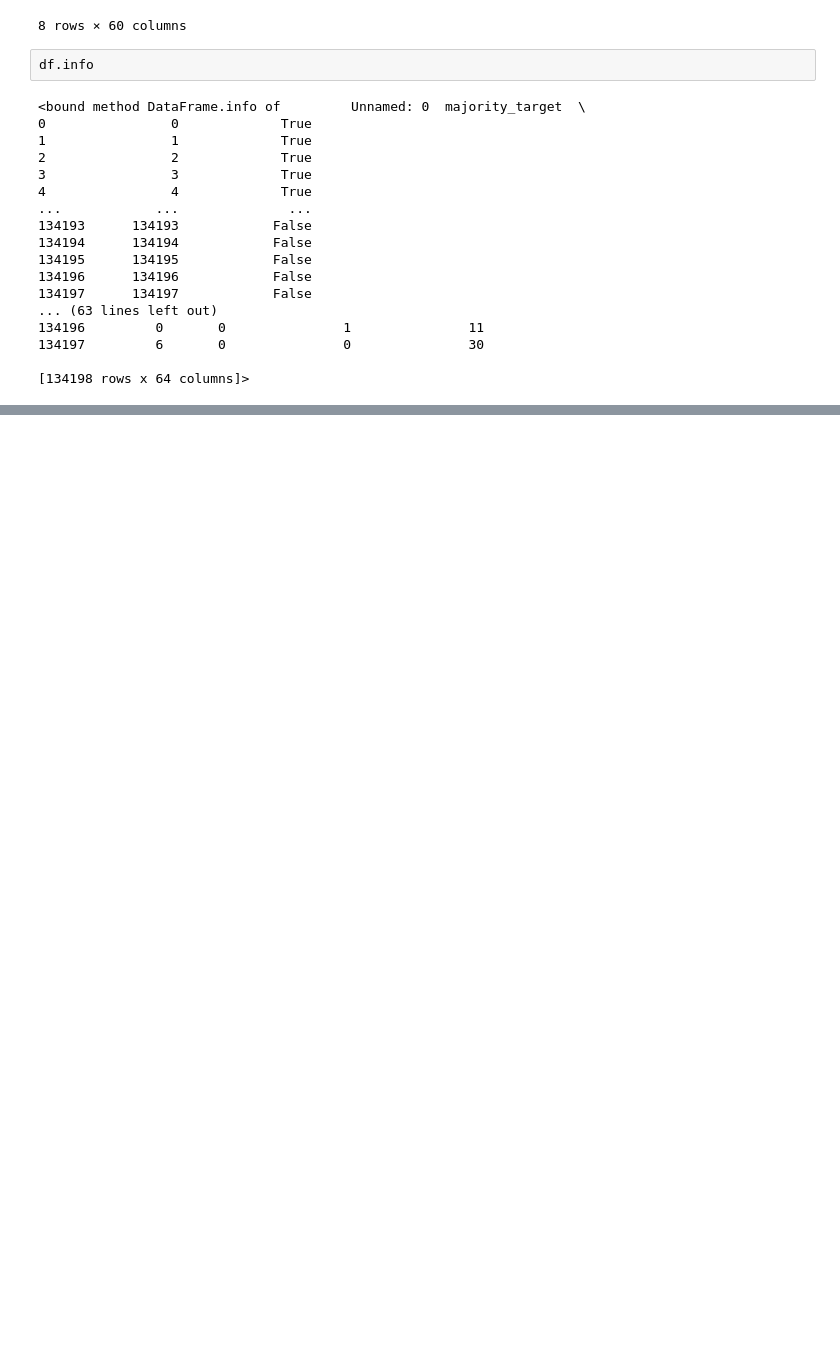
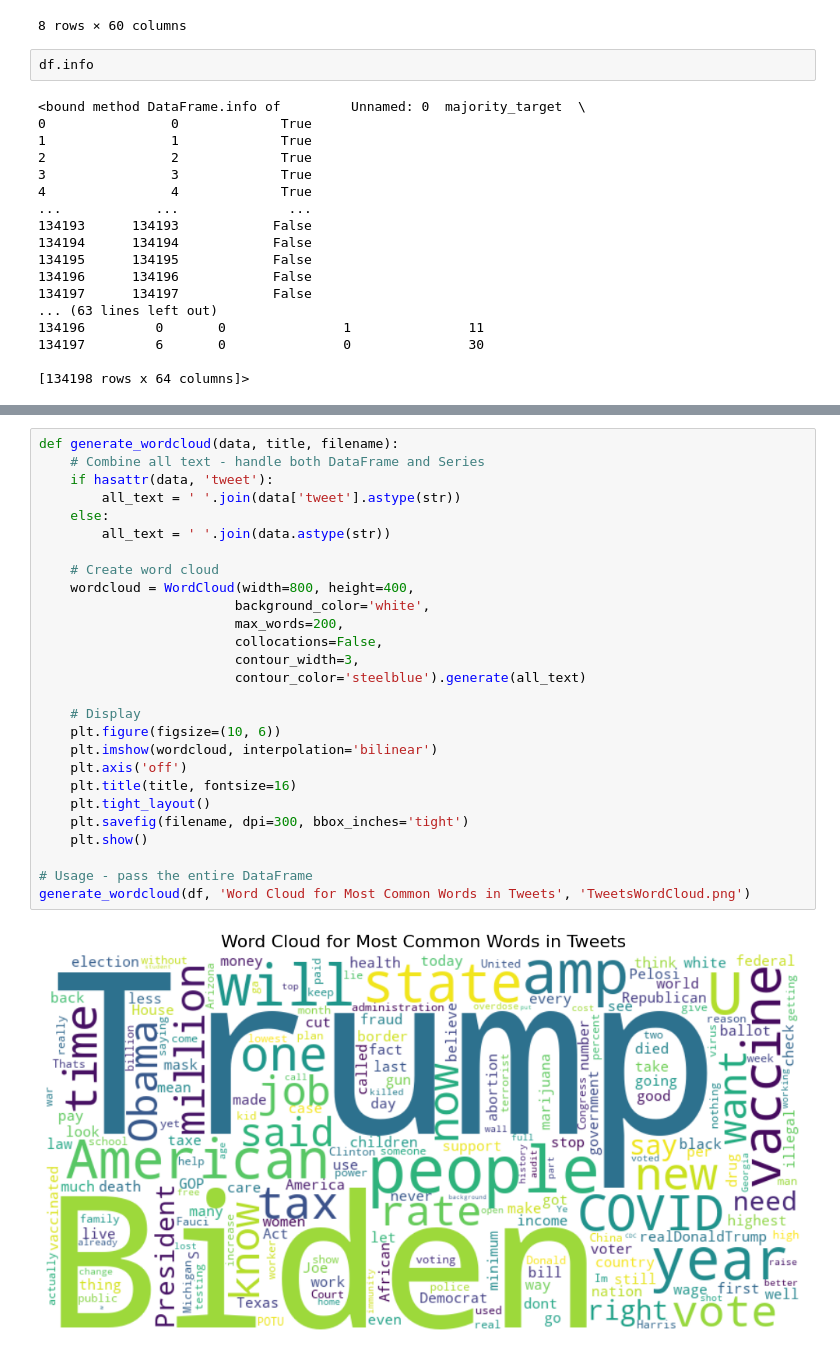
Before and after one commit to moanv2/TVB_IE2025, a Jupyter notebook: EDA/01_exploration.ipynb, the cells around one changed output, grey strips where cells are left out. Drawn from its saved outputs; the diff is of its cells as text; blank space fills up the shorter version.

```diff
--- a/EDA/01_exploration.ipynb
+++ b/EDA/01_exploration.ipynb
@@ -86,0 +360,29 @@ df.info
+# %%
+def generate_wordcloud(data, title, filename):
+    # Combine all text - handle both DataFrame and Series
+    if hasattr(data, 'tweet'):
+        all_text = ' '.join(data['tweet'].astype(str))
+    else:
+        all_text = ' '.join(data.astype(str))
+
+    # Create word cloud
+    wordcloud = WordCloud(width=800, height=400,
+                         background_color='white',
+                         max_words=200,
+                         collocations=False,
+                         contour_width=3,
+                         contour_color='steelblue').generate(all_text)
+
+    # Display
+    plt.figure(figsize=(10, 6))
+    plt.imshow(wordcloud, interpolation='bilinear')
+    plt.axis('off')
+    plt.title(title, fontsize=16)
+    plt.tight_layout()
+    plt.savefig(filename, dpi=300, bbox_inches='tight')
+    plt.show()
+
+# Usage - pass the entire DataFrame
+generate_wordcloud(df, 'Word Cloud for Most Common Words in Tweets', 'TweetsWordCloud.png')
+# %% [output]
+[figure, added]
```
Also changed, not shown: parts of 10 cells of this notebook.
